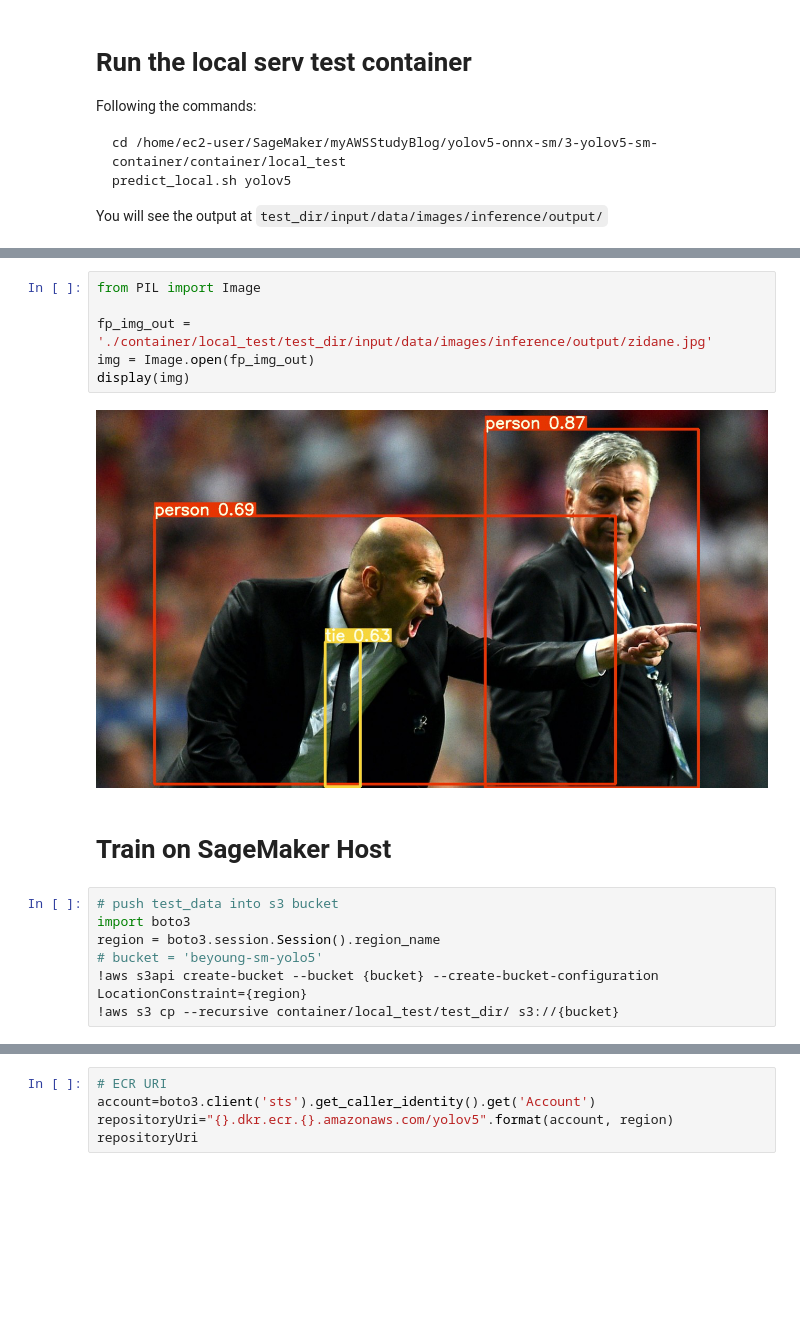
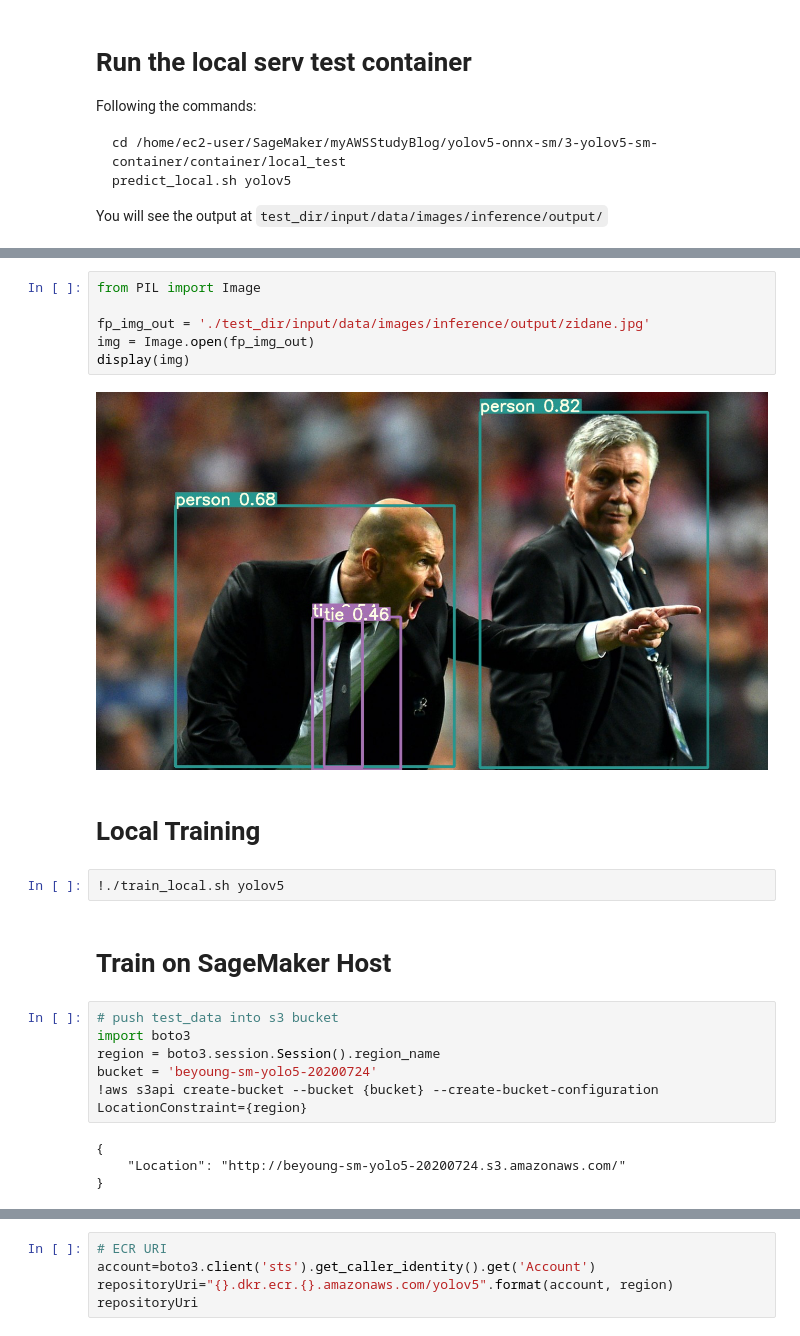
Before and after one commit to imyoungyang/myAWSStudyBlog, a Jupyter notebook: yolov5-onnx-sm/5-yolov5-sm-container/yolov5-sagemaker-container.ipynb, the cells around one changed output, grey strips where cells are left out. Drawn from its saved outputs; the diff is of its cells as text; blank space fills up the shorter version.

Commit message:
fix yolov5 container local train issue

```diff
--- a/yolov5-onnx-sm/5-yolov5-sm-container/yolov5-sagemaker-container.ipynb
+++ b/yolov5-onnx-sm/5-yolov5-sm-container/yolov5-sagemaker-container.ipynb
@@ -50,17 +110,24 @@ You will see the output at `test_dir/input/data/images/inference/output/`
 # %%
 from PIL import Image
 
-fp_img_out = './container/local_test/test_dir/input/data/images/inference/output/zidane.jpg'
+fp_img_out = './test_dir/input/data/images/inference/output/zidane.jpg'
 img = Image.open(fp_img_out)
 display(img)
 # %% [output]
-[figure, old version]
+[figure, new version]
+# %% [markdown]
+# Local Training
+# %%
+!./train_local.sh yolov5
 # %% [markdown]
 # Train on SageMaker Host
 # %%
 # push test_data into s3 bucket
 import boto3
 region = boto3.session.Session().region_name
-# bucket = 'beyoung-sm-yolo5'
+bucket = 'beyoung-sm-yolo5-20200724'
 !aws s3api create-bucket --bucket {bucket} --create-bucket-configuration LocationConstraint={region}
-!aws s3 cp --recursive container/local_test/test_dir/ s3://{bucket}
+# %% [output]
+{
+    "Location": "http://beyoung-sm-yolo5-20200724.s3.amazonaws.com/"
+}
```
Also changed, not shown: parts of 14 cells of this notebook, 1 other file.
